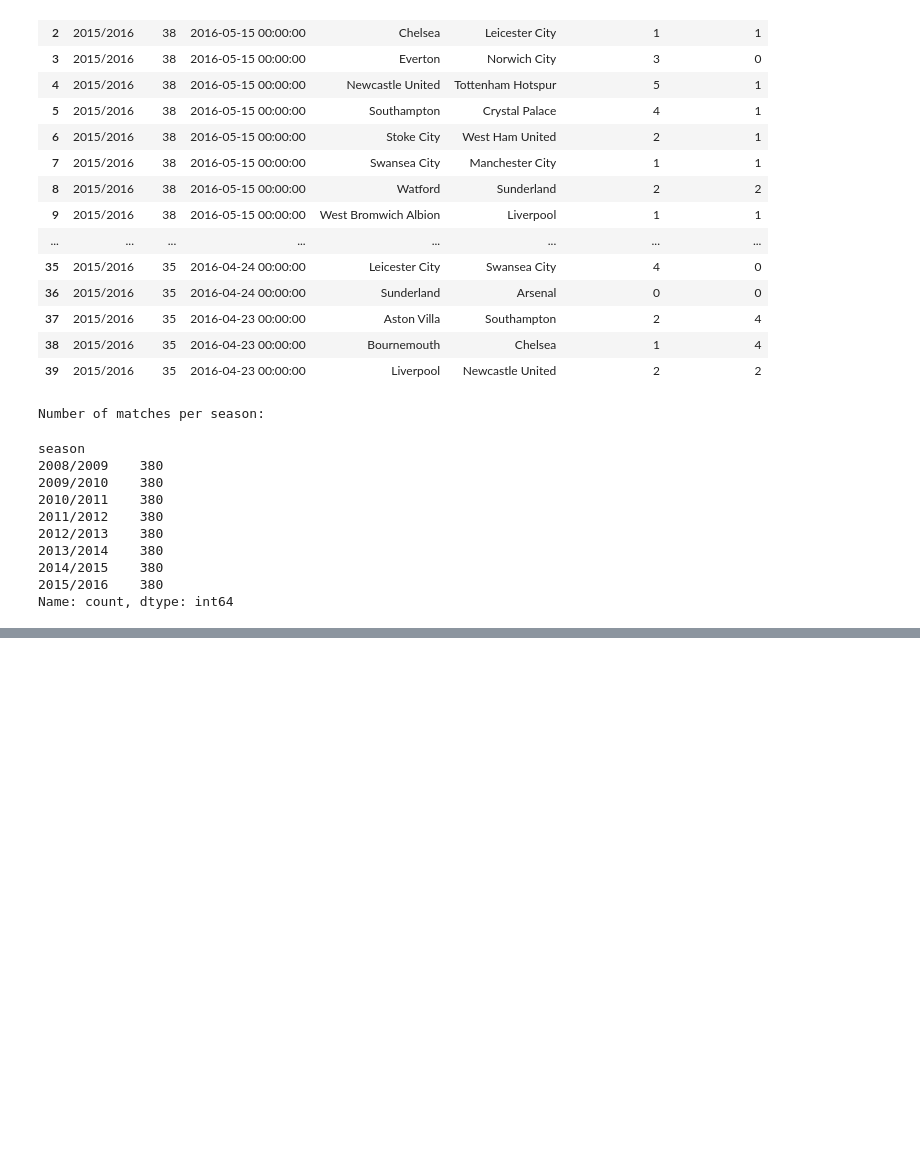
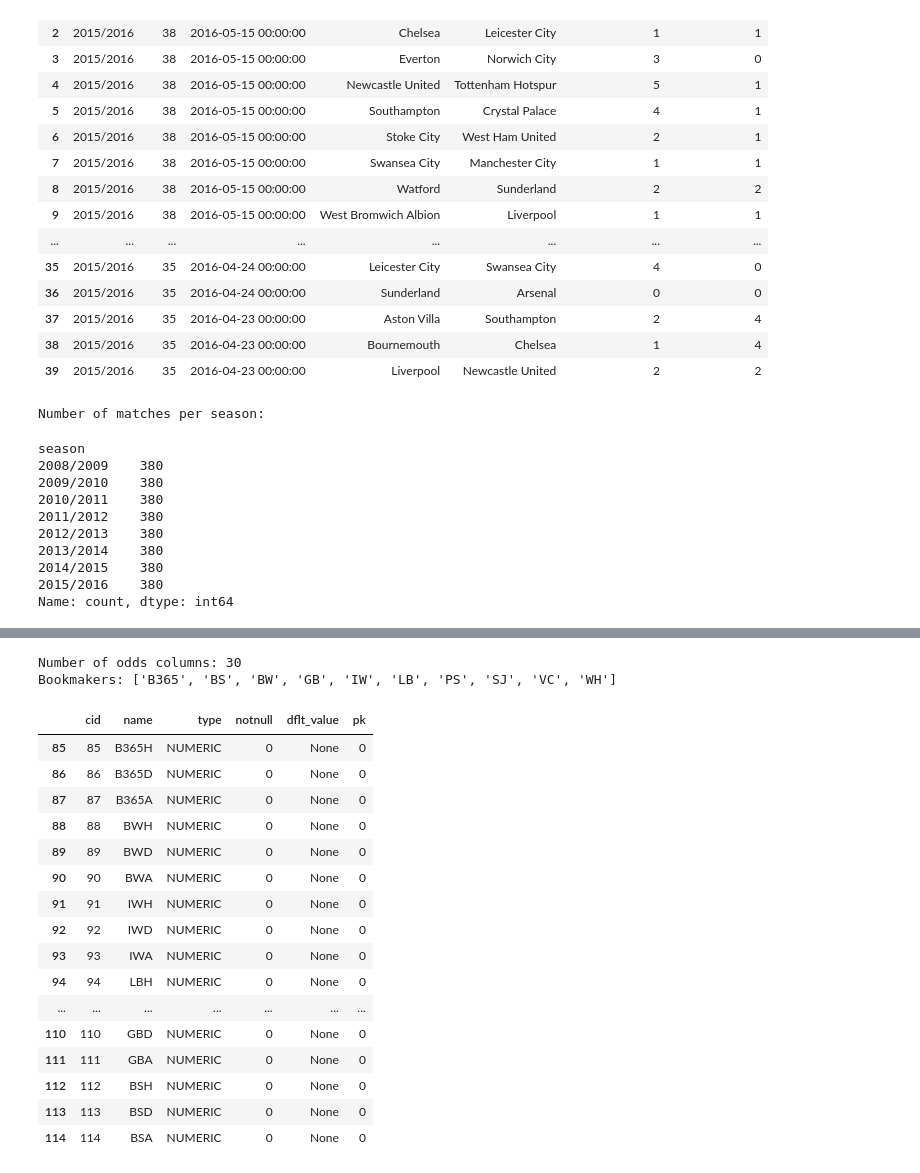
Before and after one commit to Hamdermadsik/Project_MBML, a Jupyter notebook: notebooks/PL_analysis.ipynb, the cells around one changed output, grey strips where cells are left out. Saved outputs shown, nothing was run; the diff lists cells and outputs as text; code cells hidden in the pictures; blank space fills up the shorter version.

```diff
--- a/notebooks/PL_analysis.ipynb
+++ b/notebooks/PL_analysis.ipynb
@@ -154,0 +537,34 @@ Name: count, dtype: int64
+# %%
+# Identify betting odds columns in the Match table
+match_schema = pd.read_sql("PRAGMA table_info(Match);", conn)
+
+odds_columns = [
+    col for col in match_schema["name"]
+    if col.endswith(("H", "D", "A")) and col not in ["id"]
+]
+
+bookmakers = sorted({col[:-1] for col in odds_columns})
+
+print(f"Number of odds columns: {len(odds_columns)}")
+print(f"Bookmakers: {bookmakers}")
+display(match_schema[match_schema["name"].isin(odds_columns)])
+# %% [output]
+Number of odds columns: 30
+Bookmakers: ['B365', 'BS', 'BW', 'GB', 'IW', 'LB', 'PS', 'SJ', 'VC', 'WH']
+|  | cid | name | type | notnull | dflt_value | pk |
+| 85 | 85 | B365H | NUMERIC | 0 | None | 0 |
+| 86 | 86 | B365D | NUMERIC | 0 | None | 0 |
+| 87 | 87 | B365A | NUMERIC | 0 | None | 0 |
+| 88 | 88 | BWH | NUMERIC | 0 | None | 0 |
+| 89 | 89 | BWD | NUMERIC | 0 | None | 0 |
+| 90 | 90 | BWA | NUMERIC | 0 | None | 0 |
+| 91 | 91 | IWH | NUMERIC | 0 | None | 0 |
+| 92 | 92 | IWD | NUMERIC | 0 | None | 0 |
+| 93 | 93 | IWA | NUMERIC | 0 | None | 0 |
+| 94 | 94 | LBH | NUMERIC | 0 | None | 0 |
+| ... | ... | ... | ... | ... | ... | ... |
+| 110 | 110 | GBD | NUMERIC | 0 | None | 0 |
+| 111 | 111 | GBA | NUMERIC | 0 | None | 0 |
+| 112 | 112 | BSH | NUMERIC | 0 | None | 0 |
+| 113 | 113 | BSD | NUMERIC | 0 | None | 0 |
+| 114 | 114 | BSA | NUMERIC | 0 | None | 0 |
```
Also changed, not shown: parts of 16 cells of this notebook, 4 other files.
